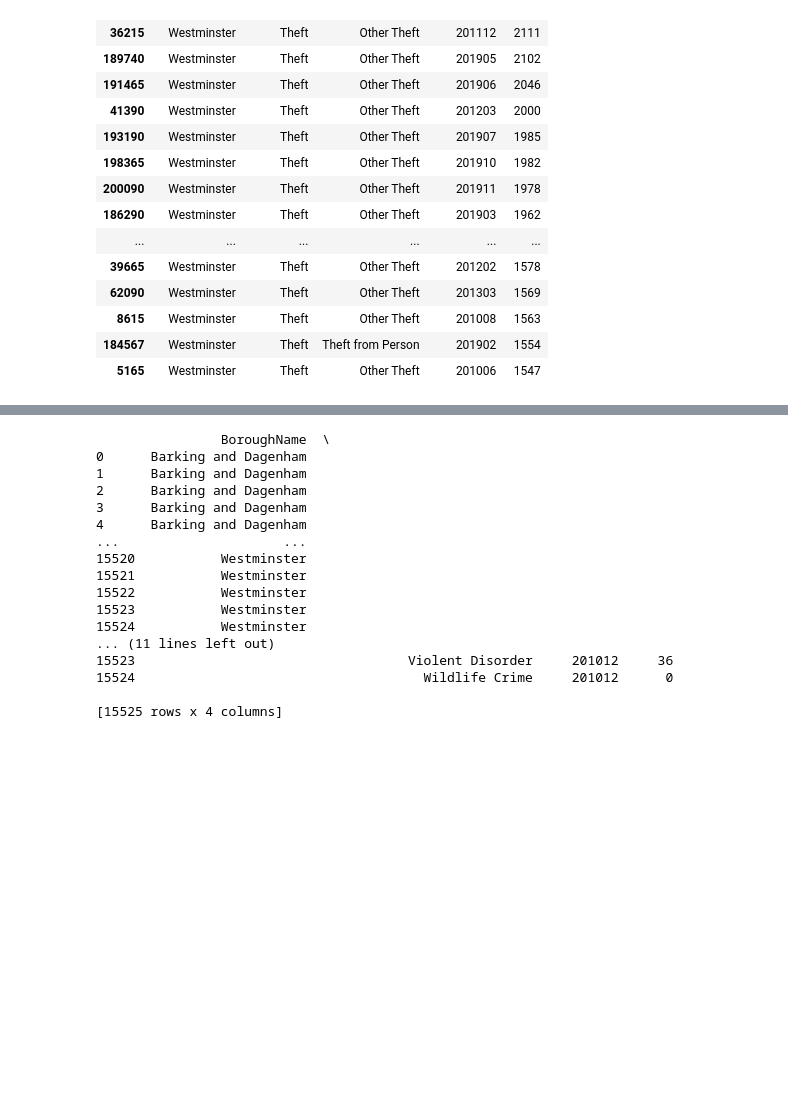
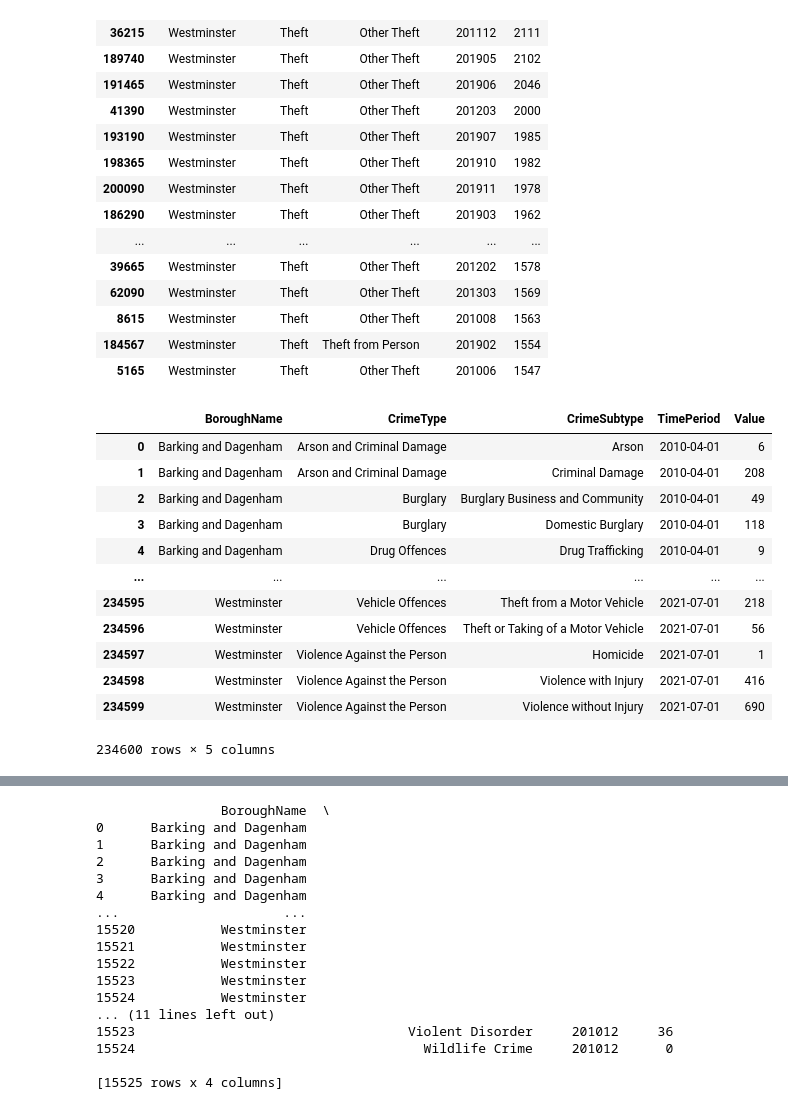
Before and after one commit to mlsystemdesignproject/neighbourhood-safety-prediction, a Jupyter notebook: notebooks/Data_exploration.ipynb, the cells around one changed output, grey strips where cells are left out. Cells and saved outputs as stored; diff of their text form; code cells hidden in the pictures; blank space fills up the shorter version.

Commit message:
initial EDA#3 - converted data in TimePeriod to dates

```diff
--- a/notebooks/Data_exploration.ipynb
+++ b/notebooks/Data_exploration.ipynb
@@ -193,6 +193,23 @@ long_df_all.sort_values(by='Value', ascending=False).head(50)
 | 8615 | Westminster | Theft | Other Theft | 201008 | 1563 |
 | 184567 | Westminster | Theft | Theft from Person | 201902 | 1554 |
 | 5165 | Westminster | Theft | Other Theft | 201006 | 1547 |
+# %%
+long_df_all['TimePeriod'] = pd.to_datetime(long_df_all['TimePeriod'], format='%Y%m')
+long_df_all
+# %% [output]
+|  | BoroughName | CrimeType | CrimeSubtype | TimePeriod | Value |
+| 0 | Barking and Dagenham | Arson and Criminal Damage | Arson | 2010-04-01 | 6 |
+| 1 | Barking and Dagenham | Arson and Criminal Damage | Criminal Damage | 2010-04-01 | 208 |
+| 2 | Barking and Dagenham | Burglary | Burglary Business and Community | 2010-04-01 | 49 |
+| 3 | Barking and Dagenham | Burglary | Domestic Burglary | 2010-04-01 | 118 |
+| 4 | Barking and Dagenham | Drug Offences | Drug Trafficking | 2010-04-01 | 9 |
+| ... | ... | ... | ... | ... | ... |
+| 234595 | Westminster | Vehicle Offences | Theft from a Motor Vehicle | 2021-07-01 | 218 |
+| 234596 | Westminster | Vehicle Offences | Theft or Taking of a Motor Vehicle | 2021-07-01 | 56 |
+| 234597 | Westminster | Violence Against the Person | Homicide | 2021-07-01 | 1 |
+| 234598 | Westminster | Violence Against the Person | Violence with Injury | 2021-07-01 | 416 |
+| 234599 | Westminster | Violence Against the Person | Violence without Injury | 2021-07-01 | 690 |
+234600 rows × 5 columns
 # %%
 agg_df_borough_2010 = df_borough.groupby(['BoroughName', 'CrimeSubtype'])[['201004', '201005', '201006', '201007', '201008', '201009', '201010', '201011', '201012']].sum()
 agg_df_borough_2010.reset_index(inplace=True)
```
